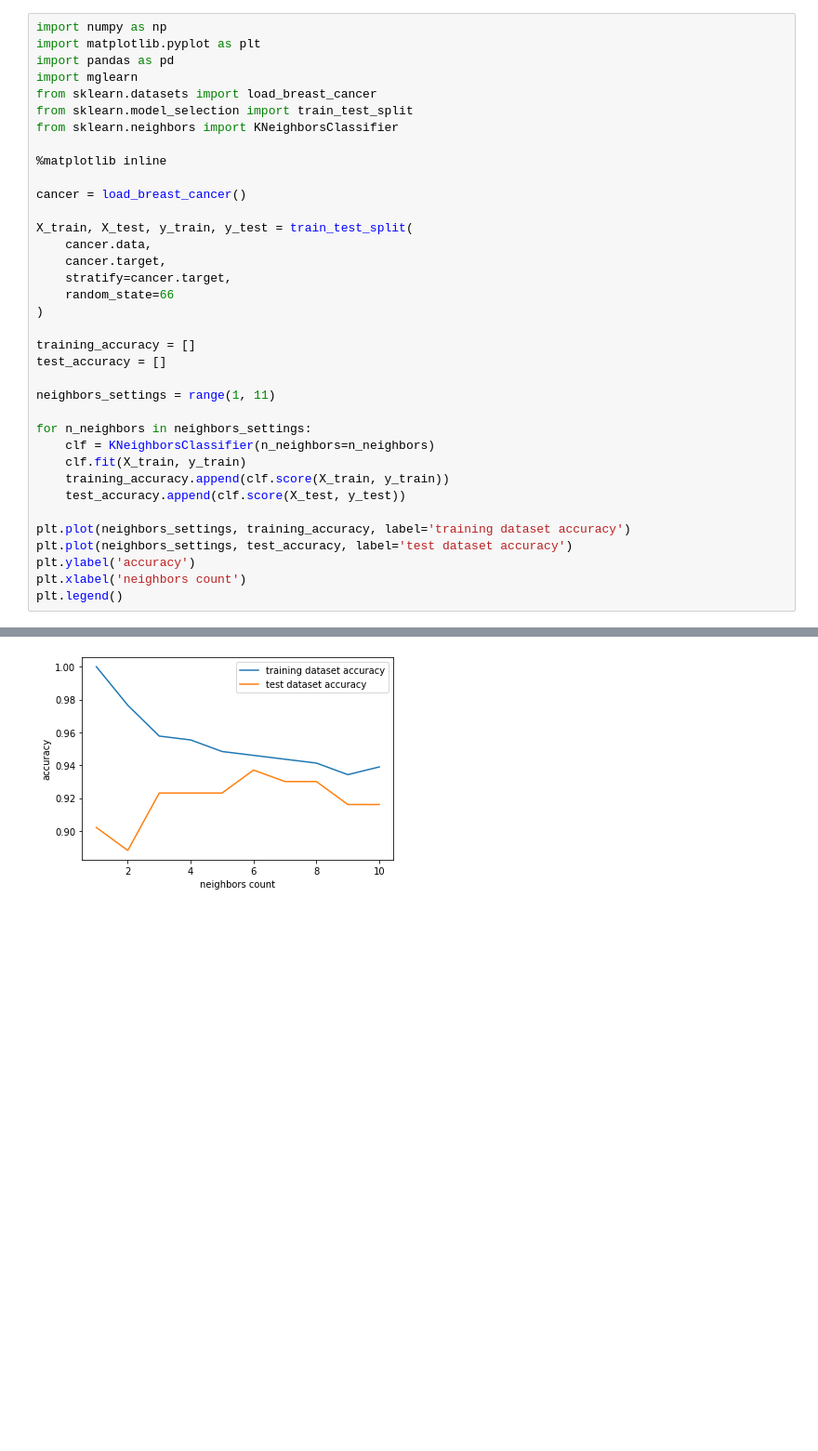
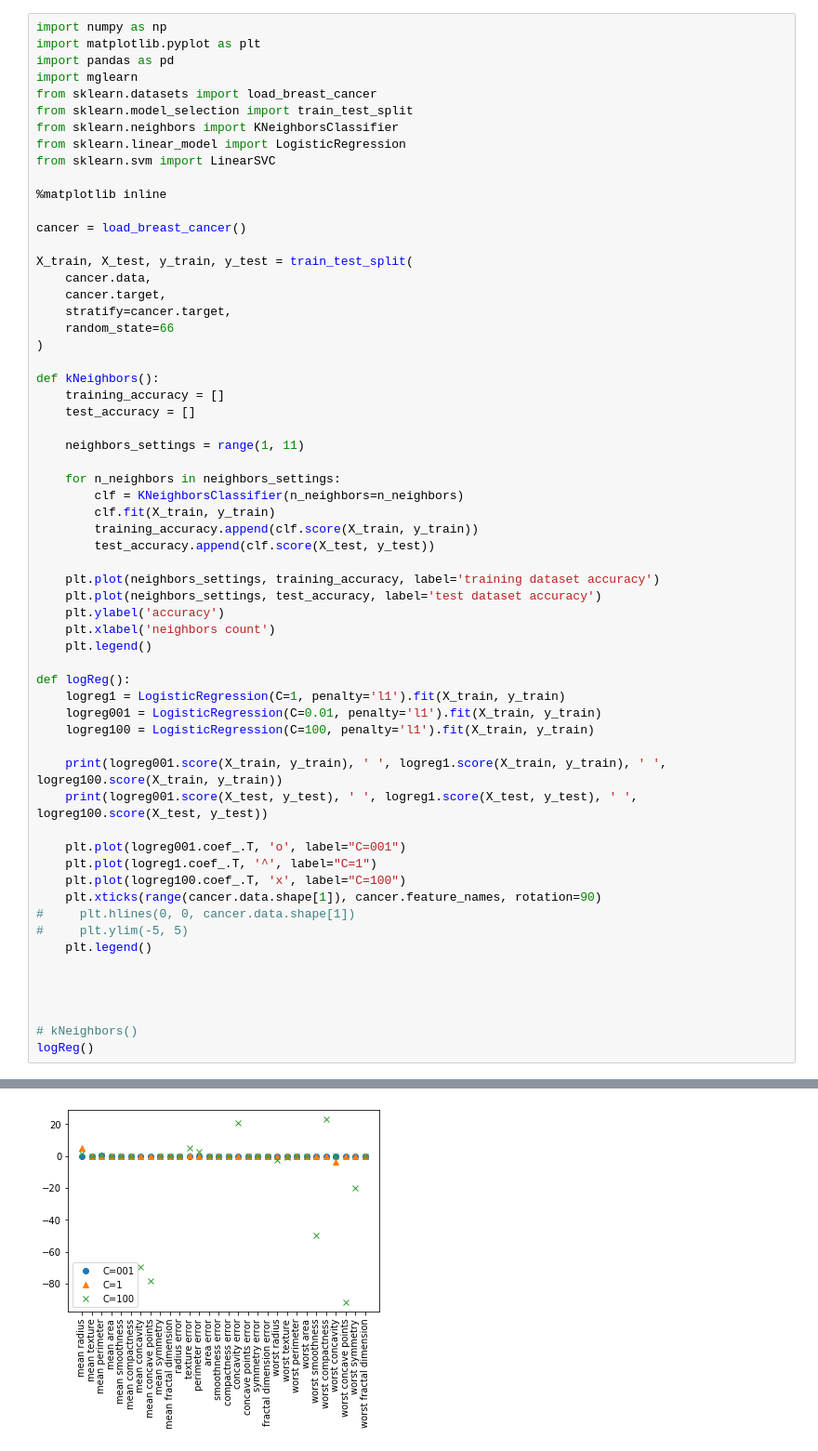
Before and after one commit to fedor-github/ml_study, a Jupyter notebook: breast_cancer.ipynb, the cells around one changed output, grey strips where cells are left out. Shown at 93% size. Saved outputs shown, nothing was run; the diff lists cells and outputs as text; blank space fills up the shorter version.

```diff
--- a/breast_cancer.ipynb
+++ b/breast_cancer.ipynb
@@ -6,6 +6,8 @@ import mglearn
 from sklearn.datasets import load_breast_cancer
 from sklearn.model_selection import train_test_split
 from sklearn.neighbors import KNeighborsClassifier
+from sklearn.linear_model import LogisticRegression
+from sklearn.svm import LinearSVC
 
 %matplotlib inline
 
@@ -18,20 +20,43 @@ X_train, X_test, y_train, y_test = train_test_split(
     random_state=66
 )
 
-training_accuracy = []
-test_accuracy = []
+def kNeighbors():
+    training_accuracy = []
+    test_accuracy = []
 
-neighbors_settings = range(1, 11)
+    neighbors_settings = range(1, 11)
 
-for n_neighbors in neighbors_settings:
-    clf = KNeighborsClassifier(n_neighbors=n_neighbors)
-    clf.fit(X_train, y_train)
-    training_accuracy.append(clf.score(X_train, y_train))
-    test_accuracy.append(clf.score(X_test, y_test))
+    for n_neighbors in neighbors_settings:
+        clf = KNeighborsClassifier(n_neighbors=n_neighbors)
+        clf.fit(X_train, y_train)
+        training_accuracy.append(clf.score(X_train, y_train))
+        test_accuracy.append(clf.score(X_test, y_test))
 
-plt.plot(neighbors_settings, training_accuracy, label='training dataset accuracy')
-plt.plot(neighbors_settings, test_accuracy, label='test dataset accuracy')
-plt.ylabel('accuracy')
-plt.xlabel('neighbors count')
-plt.legend()
+    plt.plot(neighbors_settings, training_accuracy, label='training dataset accuracy')
+    plt.plot(neighbors_settings, test_accuracy, label='test dataset accuracy')
+    plt.ylabel('accuracy')
+    plt.xlabel('neighbors count')
+    plt.legend()
+
+def logReg():
+    logreg1 = LogisticRegression(C=1, penalty='l1').fit(X_train, y_train)
+    logreg001 = LogisticRegression(C=0.01, penalty='l1').fit(X_train, y_train)
+    logreg100 = LogisticRegression(C=100, penalty='l1').fit(X_train, y_train)
+
+    print(logreg001.score(X_train, y_train), ' ', logreg1.score(X_train, y_train), ' ', logreg100.score(X_train, y_train))
+    print(logreg001.score(X_test, y_test), ' ', logreg1.score(X_test, y_test), ' ', logreg100.score(X_test, y_test))
+
+    plt.plot(logreg001.coef_.T, 'o', label="C=001")
+    plt.plot(logreg1.coef_.T, '^', label="C=1")
+    plt.plot(logreg100.coef_.T, 'x', label="C=100")
+    plt.xticks(range(cancer.data.shape[1]), cancer.feature_names, rotation=90)
+#     plt.hlines(0, 0, cancer.data.shape[1])
+#     plt.ylim(-5, 5)
+    plt.legend()
+
+
+
+
+# kNeighbors()
+logReg()
 # %% [output]
@@ -39 +65 @@ plt.legend()
-[figure, old version]
+[figure, new version]
```
Also changed, not shown: parts of 1 cell of this notebook, 6 other files.
